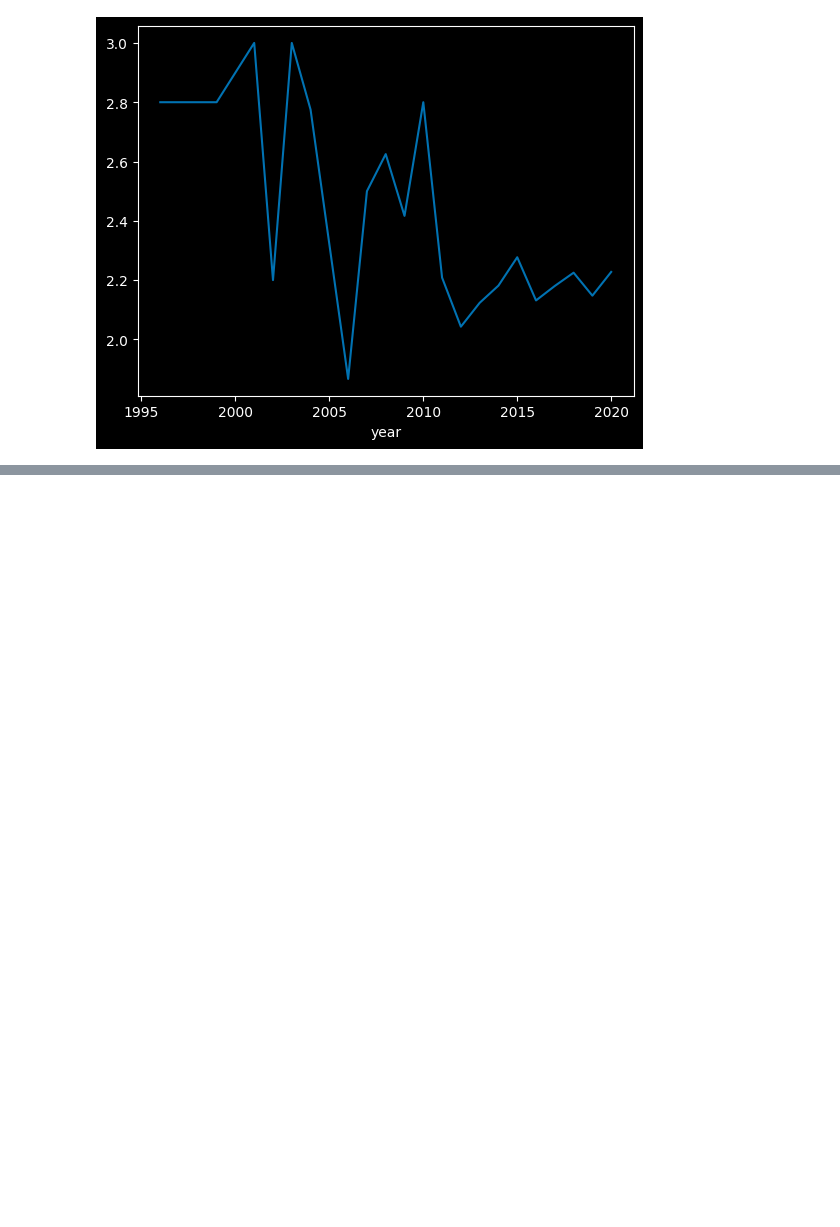
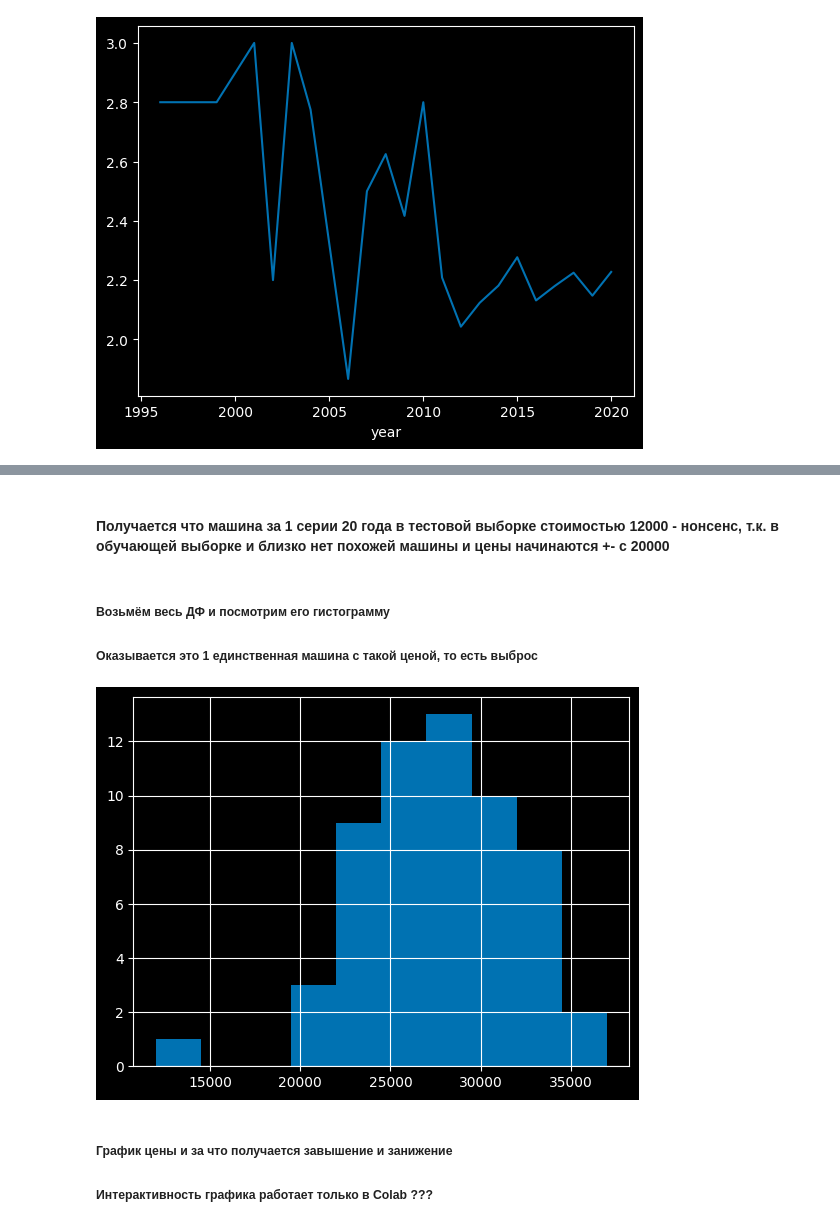
Before and after one commit to Zetis659/Data_Science_GM, a Jupyter notebook: 6.Model_analysis/Model_analysis.ipynb, the cells around one changed output, grey strips where cells are left out. Saved outputs shown, nothing was run; the diff lists cells and outputs as text; code cells hidden in the pictures; blank space fills up the shorter version.

```diff
--- a/6.Model_analysis/Model_analysis.ipynb
+++ b/6.Model_analysis/Model_analysis.ipynb
@@ -720,0 +1054,12 @@ test.groupby('year').engineSize.mean().plot();
+# %% [markdown]
+#### Получается что машина за 1 серии 20 года в тестовой выборке стоимостью 12000 - нонсенс, т.к. в обучающей выборке и близко нет похожей машины и цены начинаются +- с 20000
+# %% [markdown]
+##### Возьмём весь ДФ и посмотрим его гистограмму
+##### Оказывается это 1 единственная машина с такой ценой, то есть выброс
+# %%
+df[(df['model'] == ' 1 Series') & (df['year'] == 2020)].price.hist();
+# %% [output]
+[figure, added]
+# %% [markdown]
+##### График цены и за что получается завышение и занижение
+##### Интерактивность графика работает только в Colab ???
```
Also changed, not shown: parts of 82 cells of this notebook, 4 other files.
